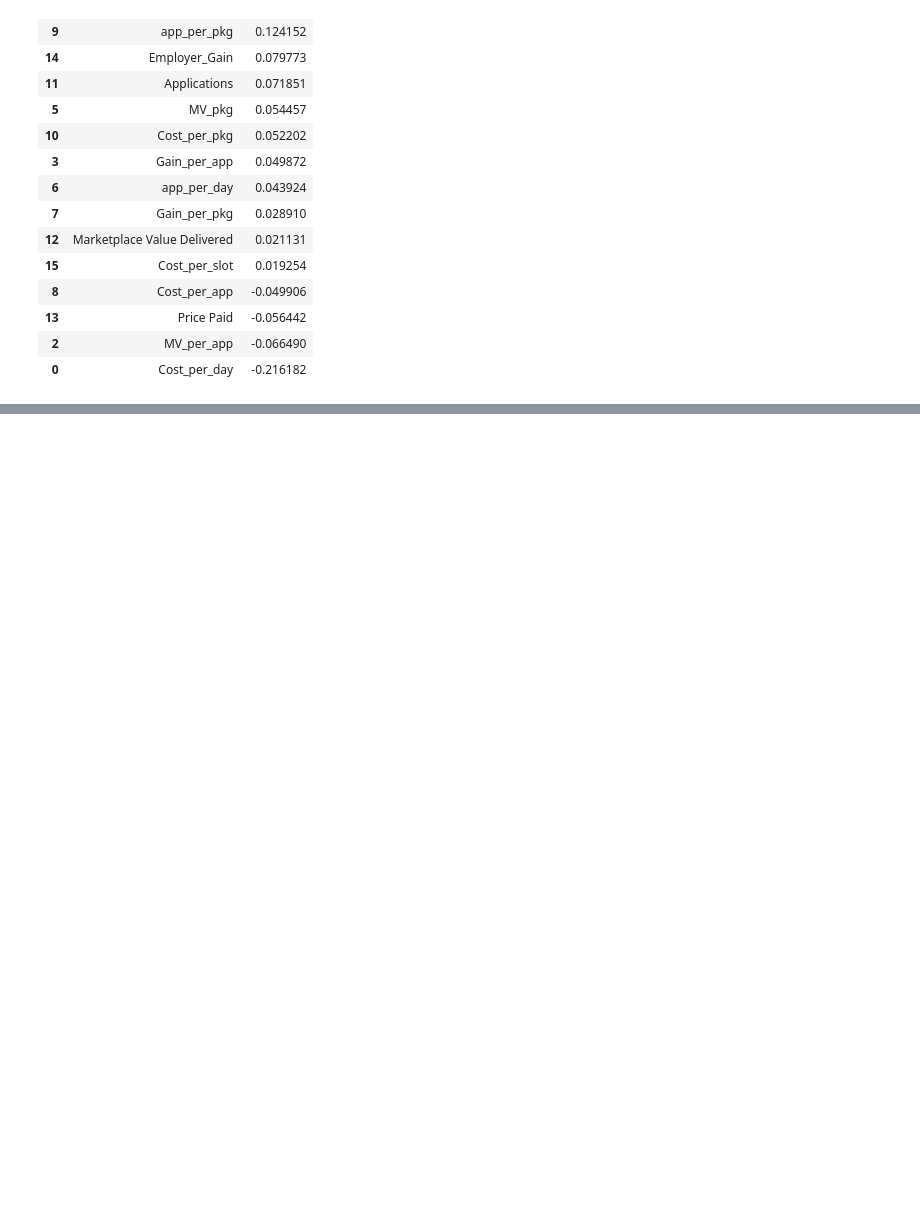
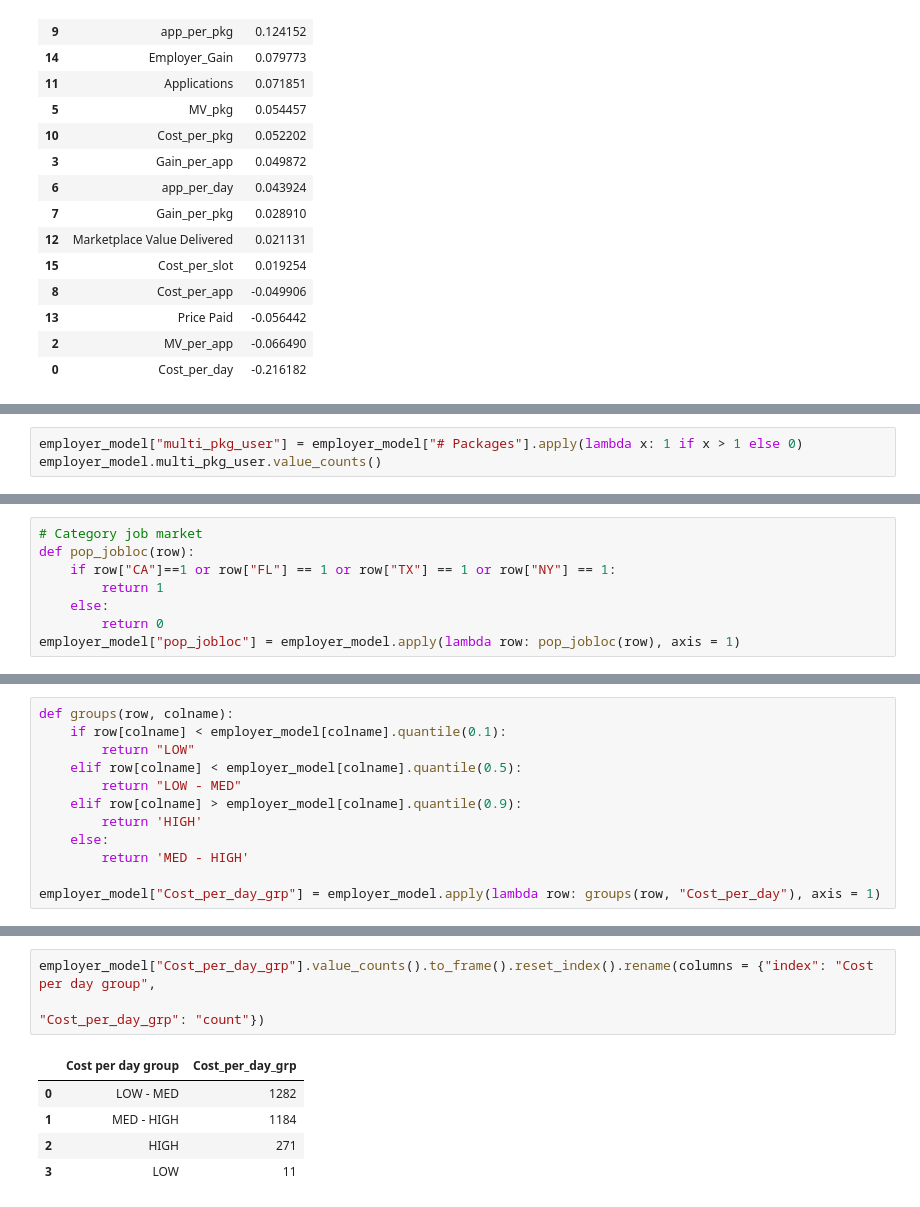
Before and after one commit to kircheis2000/LeetCode, a Jupyter notebook: Glassdoor Data Exercise.ipynb, the cells around one changed output, grey strips where cells are left out. Saved outputs shown, nothing was run; the diff lists cells and outputs as text; blank space fills up the shorter version.

```diff
--- a/Glassdoor Data Exercise.ipynb
+++ b/Glassdoor Data Exercise.ipynb
@@ -1418,0 +1171,3 @@ array([<matplotlib.axes._subplots.AxesSubplot object at 0x...>,
+# %%
+employer_model["multi_pkg_user"] = employer_model["# Packages"].apply(lambda x: 1 if x > 1 else 0)
+employer_model.multi_pkg_user.value_counts()
@@ -1418,0 +1186,8 @@ array([<matplotlib.axes._subplots.AxesSubplot object at 0x...>,
+# %%
+# Category job market
+def pop_jobloc(row):
+    if row["CA"]==1 or row["FL"] == 1 or row["TX"] == 1 or row["NY"] == 1:
+        return 1
+    else:
+        return 0
+employer_model["pop_jobloc"] = employer_model.apply(lambda row: pop_jobloc(row), axis = 1)
@@ -1418,0 +1199,12 @@ array([<matplotlib.axes._subplots.AxesSubplot object at 0x...>,
+# %%
+def groups(row, colname):
+    if row[colname] < employer_model[colname].quantile(0.1):
+        return "LOW"
+    elif row[colname] < employer_model[colname].quantile(0.5):
+        return "LOW - MED"
+    elif row[colname] > employer_model[colname].quantile(0.9):
+        return 'HIGH'
+    else:
+        return 'MED - HIGH'
+
+employer_model["Cost_per_day_grp"] = employer_model.apply(lambda row: groups(row, "Cost_per_day"), axis = 1)
@@ -1418,0 +1216,9 @@ array([<matplotlib.axes._subplots.AxesSubplot object at 0x...>,
+# %%
+employer_model["Cost_per_day_grp"].value_counts().to_frame().reset_index().rename(columns = {"index": "Cost per day group",
+                                                                                             "Cost_per_day_grp": "count"})
+# %% [output]
+|  | Cost per day group | Cost_per_day_grp |
+| 0 | LOW - MED | 1282 |
+| 1 | MED - HIGH | 1184 |
+| 2 | HIGH | 271 |
+| 3 | LOW | 11 |
```
Also changed, not shown: parts of 47 cells of this notebook.
